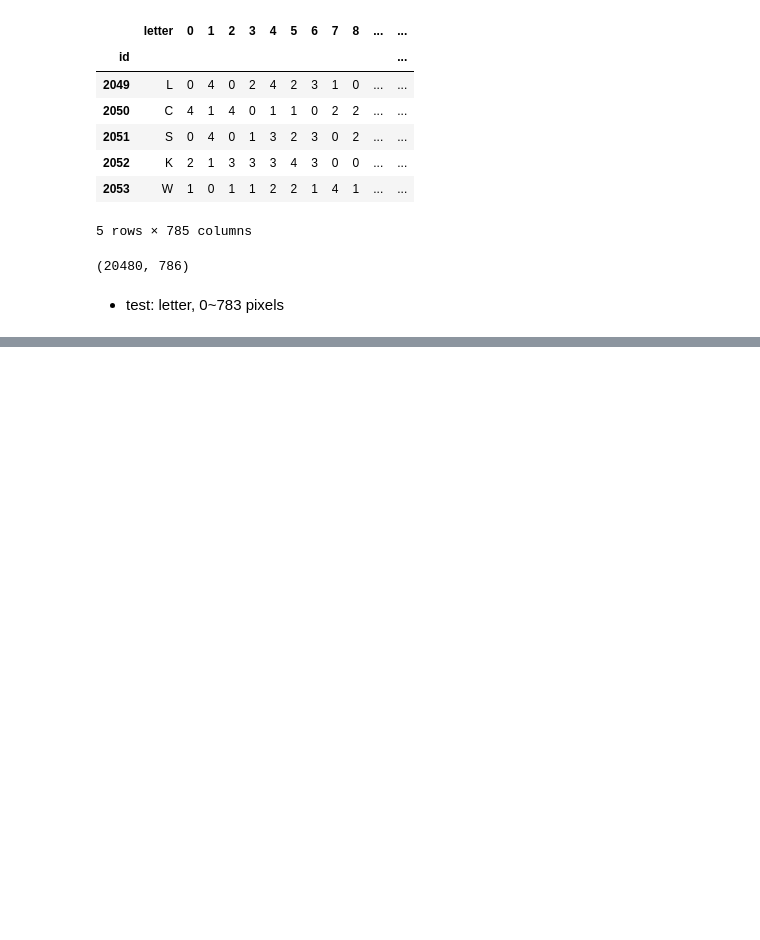
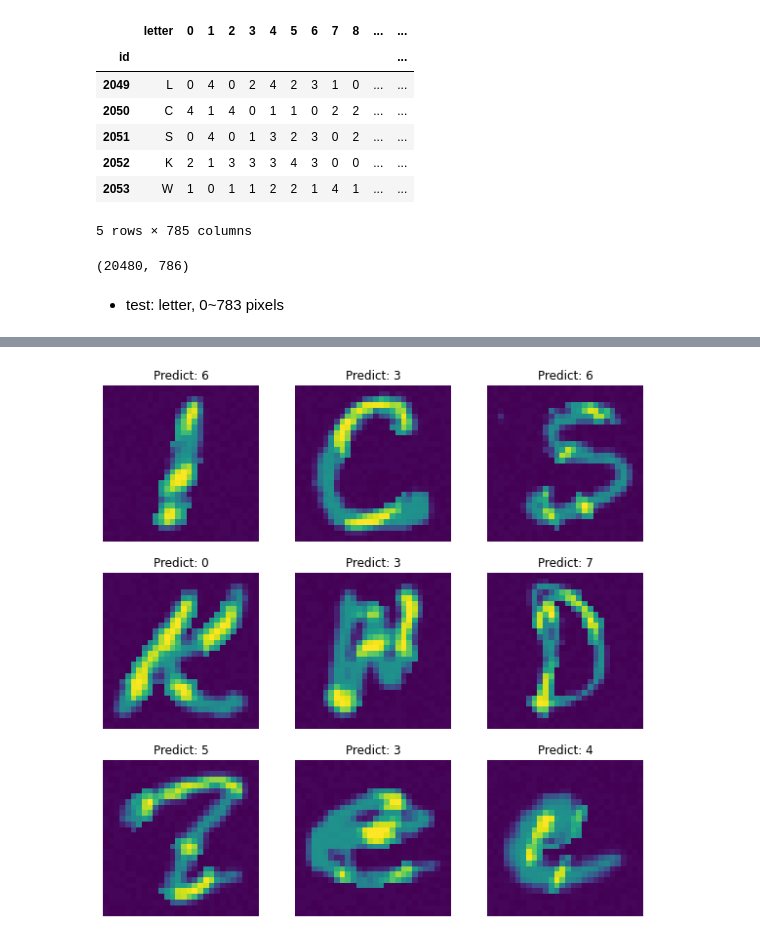
Before and after one commit to Mayner0220/ANBW, a Jupyter notebook: ANBW_v1.ipynb, the cells around one changed output, grey strips where cells are left out. Drawn from its saved outputs; the diff is of its cells as text; code cells hidden in the pictures; blank space fills up the shorter version.

```diff
--- a/ANBW_v1.ipynb
+++ b/ANBW_v1.ipynb
@@ -72,0 +194,8 @@ plt.show()
+# %%
+x_test = test.drop(['id', 'letter'], axis=1).values
+x_test = x_test.reshape(-1, 28, 28, 1)
+x_test = x_test/255
+# %%
+submission = pd.read_csv('data/submission.csv')
+submission['digit'] = np.argmax(model.predict(x_test), axis=1)
+submission.head()
@@ -72,0 +209,24 @@ plt.show()
+# %%
+test_imgs = []
+for test_img in list(test.loc[:8, "0":].values):
+    test_imgs.append(test_img.reshape(28, 28).astype(int))
+
+digits = list(submission.loc[:8, "digit"].values)
+# %%
+plt.figure(figsize=(10, 10))
+for i in range(9):
+    ax = plt.subplot(3, 3, i+1)
+    plt.imshow(test_imgs[i])
+    plt.title("Predict: %i" % digits[i])
+    plt.axis("off")
+
+try:
+    if not(os.path.isdir(img_save_path)):
+        os.makedirs(os.path.join(img_save_path))
+
+    plt.savefig(img_save_path + "test_visualize.png", facecolor="#eeeeee", bbox_inches="tight")
+    plt.show()
+except:
+    print("[Failed to create directory]")
+# %% [output]
+[figure, added]
```
Also changed, not shown: parts of 21 cells of this notebook.
